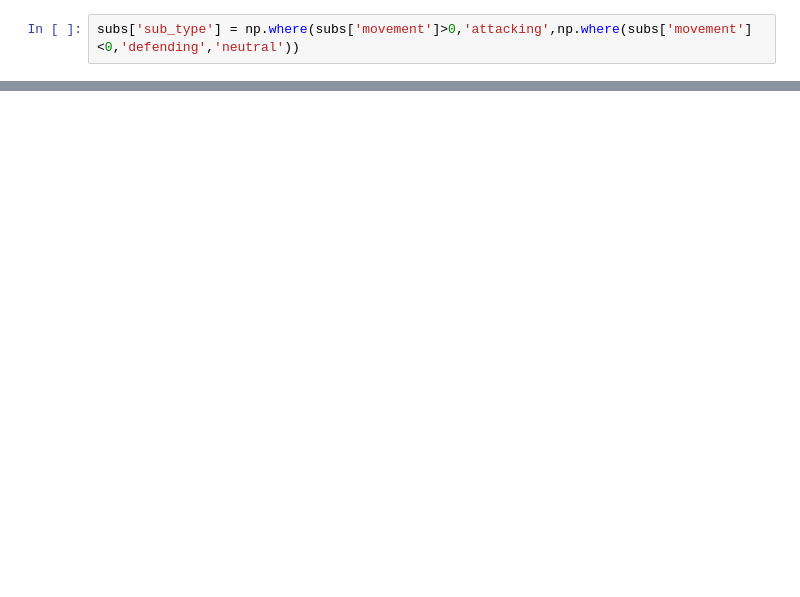
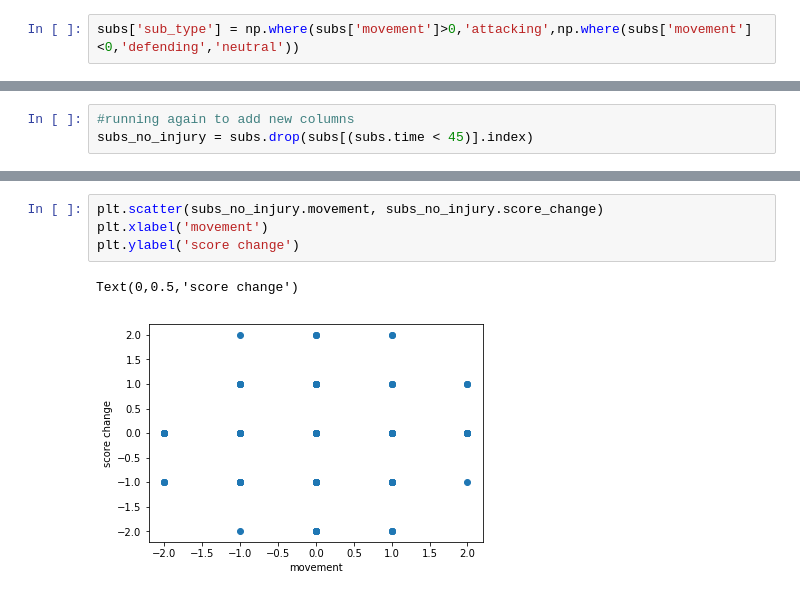
Before and after one commit to zaklippert/epluribusloonum, a Jupyter notebook: loons subs.ipynb, the cells around one changed output, grey strips where cells are left out. Cells and saved outputs as stored; diff of their text form; blank space fills up the shorter version.

```diff
--- a/loons subs.ipynb
+++ b/loons subs.ipynb
@@ -337,0 +339,3 @@ subs['sub_type'] = np.where(subs['movement']>0,'attacking',np.where(subs['moveme
+# %%
+#running again to add new columns
+subs_no_injury = subs.drop(subs[(subs.time < 45)].index)
@@ -337,0 +359,7 @@ subs['sub_type'] = np.where(subs['movement']>0,'attacking',np.where(subs['moveme
+# %%
+plt.scatter(subs_no_injury.movement, subs_no_injury.score_change)
+plt.xlabel('movement')
+plt.ylabel('score change')
+# %% [output]
+Text(0,0.5,'score change')
+[figure, added]
```
Also changed, not shown: parts of 49 cells of this notebook.
